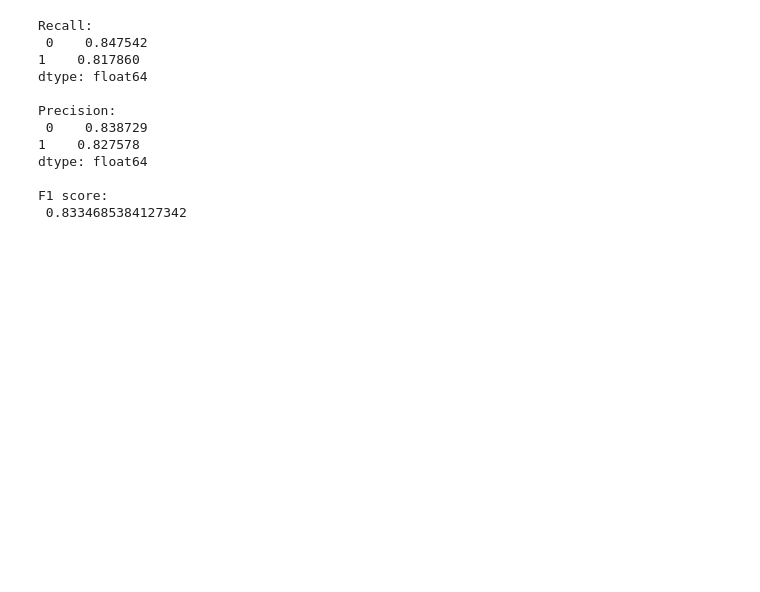
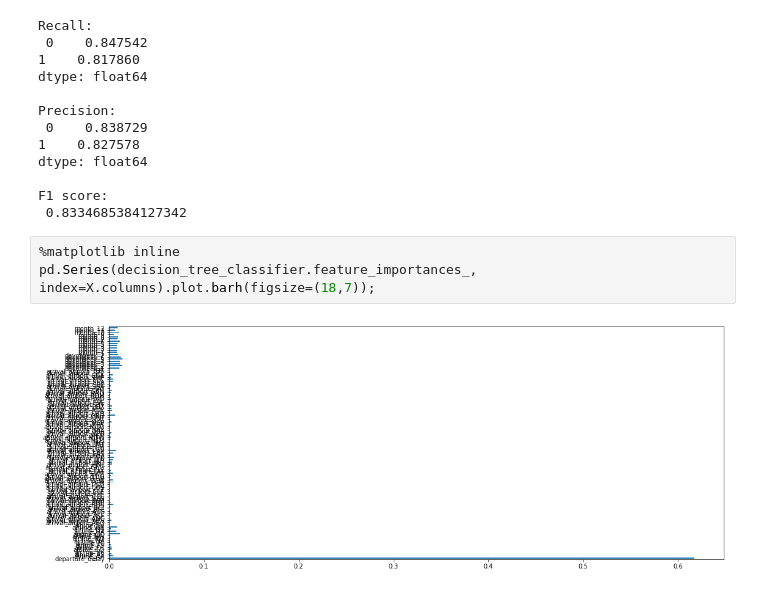
Before and after one commit to asynchronos/ML_Programing_in_Practice, a Jupyter notebook: IMC_Training_ML.ipynb, the cells around one changed output. Saved outputs shown, nothing was run; the diff lists cells and outputs as text; blank space fills up the shorter version.

Commit message:
Feature importance

```diff
--- a/IMC_Training_ML.ipynb
+++ b/IMC_Training_ML.ipynb
@@ -308,3 +308,8 @@ dtype: float64
 
 F1 score:
  0.8334685384127342
+# %%
+%matplotlib inline
+pd.Series(decision_tree_classifier.feature_importances_, index=X.columns).plot.barh(figsize=(18,7));
+# %% [output]
+[figure, added]
```
Also changed, not shown: parts of 1 cell of this notebook.
